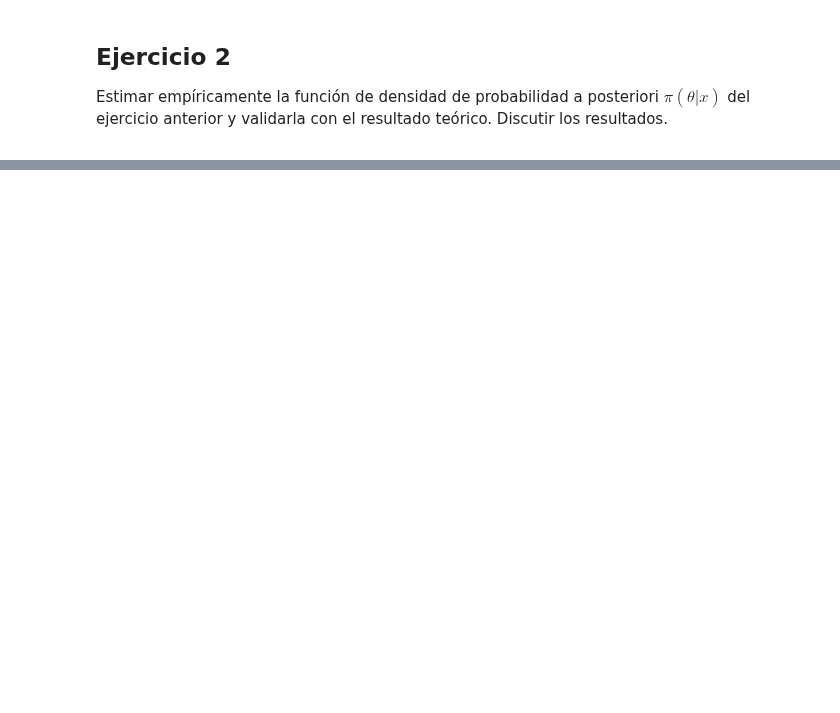
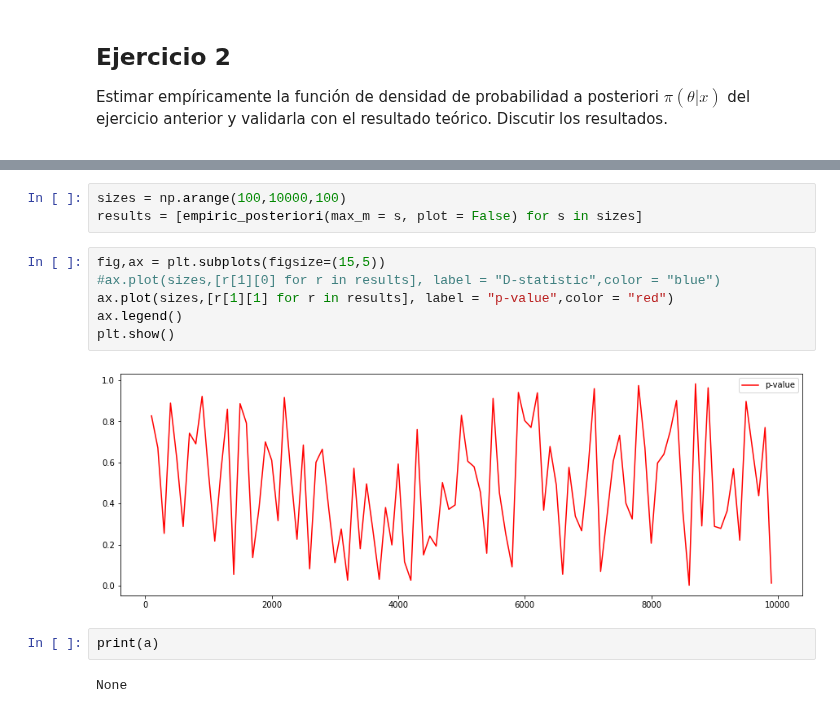
Before and after one commit to Ocete/mcd-cn, a Jupyter notebook: p2/Práctica 2 - Computación numérica.ipynb, the cells around one changed output, grey strips where cells are left out. Cells and saved outputs as stored; diff of their text form; blank space fills up the shorter version.

```diff
--- a/p2/Práctica 2 - Computación numérica.ipynb
+++ b/p2/Práctica 2 - Computación numérica.ipynb
@@ -561,0 +578,15 @@ array([0.0941849 , 0.18214102, 0.16385974, ..., 0.30547314, 0.13748101,
+# %%
+sizes = np.arange(100,10000,100)
+results = [empiric_posteriori(max_m = s, plot = False) for s in sizes]
+# %%
+fig,ax = plt.subplots(figsize=(15,5))
+#ax.plot(sizes,[r[1][0] for r in results], label = "D-statistic",color = "blue")
+ax.plot(sizes,[r[1][1] for r in results], label = "p-value",color = "red")
+ax.legend()
+plt.show()
+# %% [output]
+[figure, added]
+# %%
+print(a)
+# %% [output]
+None
```
Also changed, not shown: parts of 8 cells of this notebook.
